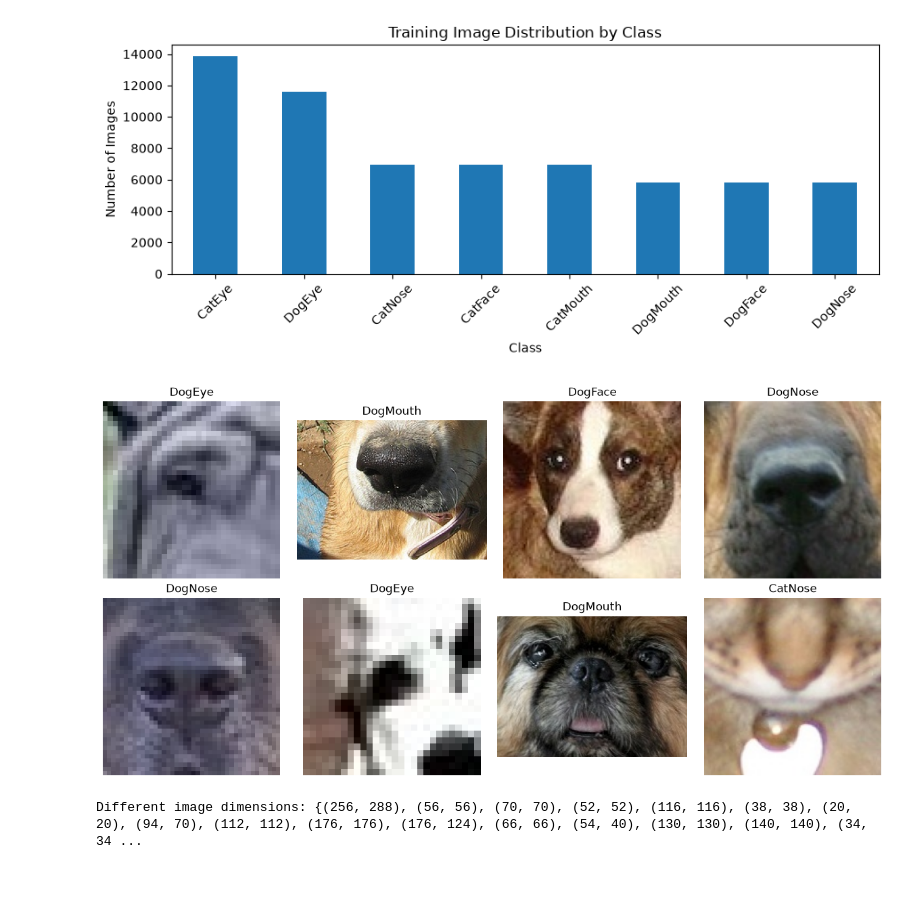
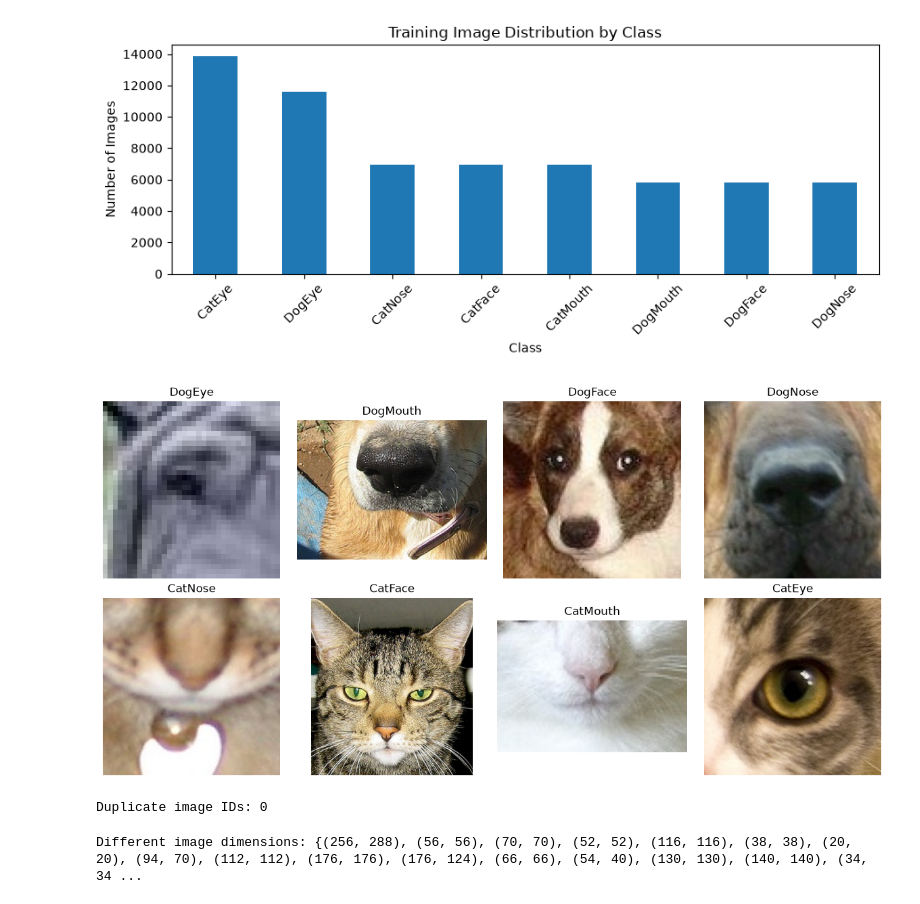
Before and after one commit to chaima-oueslati/facial_feature_classifier, a Jupyter notebook: notebooks/facial_feature_classifier.ipynb, the cells around one changed output. Cells and saved outputs as stored; diff of their text form; code cells hidden in the pictures.

```diff
--- a/notebooks/facial_feature_classifier.ipynb
+++ b/notebooks/facial_feature_classifier.ipynb
@@ -62,23 +62,29 @@ plt.show()
 # %%
 from PIL import Image
 import matplotlib.pyplot as plt
 from pathlib import Path
 
 train_dir = Path("../data/train/train")
 
 fig, axes = plt.subplots(2, 4, figsize=(12, 6))
 
-for ax, (_, row) in zip(axes.flat, df.head(8).iterrows()):
+for ax, (_, row) in zip(axes.flat, df.drop_duplicates(subset="class").iterrows()):
     image_path = train_dir / f"{row['image_id']}.jpg"
     image = Image.open(image_path)
     ax.imshow(image)
     ax.set_title(row["class"])
     ax.axis("off")
 
 plt.tight_layout()
 plt.show()
 # %% [output]
-[figure, old version]
+[figure, new version]
+# %%
+duplicate_ids = df["image_id"].duplicated().sum()
+
+print("Duplicate image IDs:", duplicate_ids)
+# %% [output]
+Duplicate image IDs: 0
 # %%
 image_sizes = []
 
```
Also changed, not shown: parts of 9 cells of this notebook.
